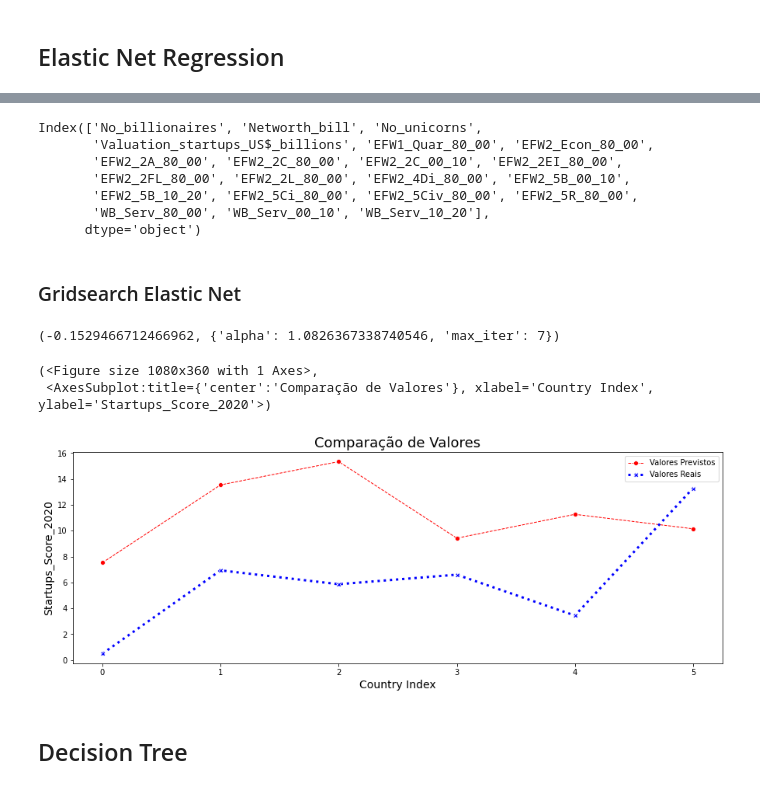
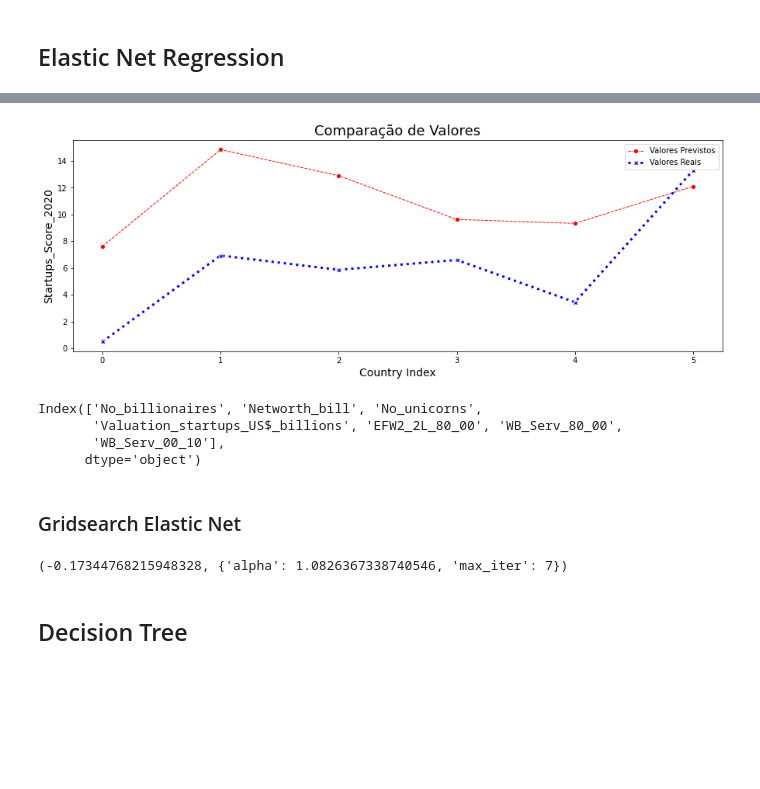
Before and after one commit to CesarSun/Digital-House-G3, a Jupyter notebook: T4-Integrador/DH_G3_T4_World_Freedom_WBdataset.ipynb, the cells around one changed output, grey strips where cells are left out. Drawn from its saved outputs; the diff is of its cells as text; code cells hidden in the pictures; blank space fills up the shorter version.

```diff
--- a/T4-Integrador/DH_G3_T4_World_Freedom_WBdataset.ipynb
+++ b/T4-Integrador/DH_G3_T4_World_Freedom_WBdataset.ipynb
@@ -511,5 +537,5 @@ X_train, X_test, y_train, y_test = train_test_split(X, y, test_size=TS, random_s
 # %%
-### função de Print de Resultados
+### Função de Print de Resultados
 
 def resultados(y_pred):
     print('MAE:', mean_absolute_error(y_test, y_pred).round(2))
@@ -517,6 +543,28 @@ def resultados(y_pred):
     print('RMSE:', np.sqrt(mean_squared_error(y_test, y_pred)).round(2))
     print ('MAPE:', mean_absolute_percentage_error(y_test, y_pred).round(2))
     print('R2:', r2_score(y_test, y_pred).round(2))
+
+### Função de Plot de Resultados y_test
+
+def res_model(model):
+    y_pred = model.predict(X_test)
+    ax = plt.subplots(figsize=(15,5))
+    sns.lineplot(x=range(len(y_pred)), y=y_pred,
+                 label="Valores Previstos",
+                 color='red', marker='o',
+                 linestyle='--', linewidth=1)
+
+    sns.lineplot(x=range(len(y_pred)),y=y_test,
+                 label="Valores Reais",
+                 color='blue', marker='X',
+                 linestyle=':', linewidth=3)
+
+    plt.legend(loc="best")
+    plt.title('Comparação de Valores', fontsize=18)
+    plt.xlabel('Country Index', fontsize=14)
+    plt.ylabel('Startups_Score_2020', fontsize=14)
+    plt.xticks(rotation=0)
+    ax
 # %% [markdown]
 ## Linear Regression
 # %%
@@ -707,19 +748,20 @@ R2: -1.88
+# %%
+res_model(model_en)
+# %% [output]
+[figure, added]
 # %%
-#G = DF_std[feature_cols].copy()
-G.columns[model_en.coef_  > 0.5]
-#model_en.coef_[model_en.coef_ > 0]
+G = DF_std[feature_cols].copy()
+G.columns[model_en.coef_  > 0.75]
+#model_en.coef_[model_en.coef_ > 0.5]
 # %% [output]
 Index(['No_billionaires', 'Networth_bill', 'No_unicorns',
-       'Valuation_startups_US$_billions', 'EFW1_Quar_80_00', 'EFW2_Econ_80_00',
-       'EFW2_2A_80_00', 'EFW2_2C_80_00', 'EFW2_2C_00_10', 'EFW2_2EI_80_00',
-       'EFW2_2FL_80_00', 'EFW2_2L_80_00', 'EFW2_4Di_80_00', 'EFW2_5B_00_10',
-       'EFW2_5B_10_20', 'EFW2_5Ci_80_00', 'EFW2_5Civ_80_00', 'EFW2_5R_80_00',
-       'WB_Serv_80_00', 'WB_Serv_00_10', 'WB_Serv_10_20'],
+       'Valuation_startups_US$_billions', 'EFW2_2L_80_00', 'WB_Serv_80_00',
+       'WB_Serv_00_10'],
       dtype='object')
 # %% [markdown]
 ### Gridsearch Elastic Net
 # %%
-model_en = ElasticNet(l1_ratio=0.5, fit_intercept=True, tol=0.0001, random_state=SEED)
+model_en2 = ElasticNet(l1_ratio=0.5, fit_intercept=True, tol=0.0001, random_state=SEED)
 
 alphas = np.logspace(-1, 1, 30)
 max_iter_range = np.arange(1, 10, 1)
@@ -728,7 +770,7 @@ tuned_parameters = [dict(alpha= alphas,
                          max_iter = max_iter_range)]
 n_folds = 5
 
-clf = GridSearchCV(model_en, param_grid = tuned_parameters, cv=n_folds, refit=False, return_train_score=True)
+clf = GridSearchCV(model_en2, param_grid = tuned_parameters, cv=n_folds, refit=False, return_train_score=True)
 
 clf.fit(X, y)
 scores = clf.cv_results_["mean_test_score"]
@@ -737,30 +779,7 @@ scores_std = clf.cv_results_["std_test_score"]
 #scores, scores_std,
 clf.best_score_, clf.best_params_
 # %% [output]
-(-0.1529466712466962, {'alpha': 1.0826367338740546, 'max_iter': 7})
+(-0.17344768215948328, {'alpha': 1.0826367338740546, 'max_iter': 7})
-# %%
-ax = plt.subplots(figsize=(15,5))
-
-sns.lineplot(x=range(len(ypred_en)), y=ypred_en,
-             label="Valores Previstos",
-             color='red', marker='o',
-             linestyle='--', linewidth=1)
-
-sns.lineplot(x=range(len(ypred_en)),y=y_test,
-             label="Valores Reais",
-             color='blue', marker='X',
-             linestyle=':', linewidth=3)
-
-plt.legend(loc="best")
-plt.title('Comparação de Valores', fontsize=18)
-plt.xlabel('Country Index', fontsize=14)
-plt.ylabel('Startups_Score_2020', fontsize=14)
-plt.xticks(rotation=0)
-ax
-# %% [output]
-(<Figure size 1080x360 with 1 Axes>,
- <AxesSubplot:title={'center':'Comparação de Valores'}, xlabel='Country Index', ylabel='Startups_Score_2020'>)
-[figure, removed]
 # %%
 #df_efw_fra.columns
 # %% [markdown]
```
Also changed, not shown: parts of 50 cells of this notebook, 6 other files.
